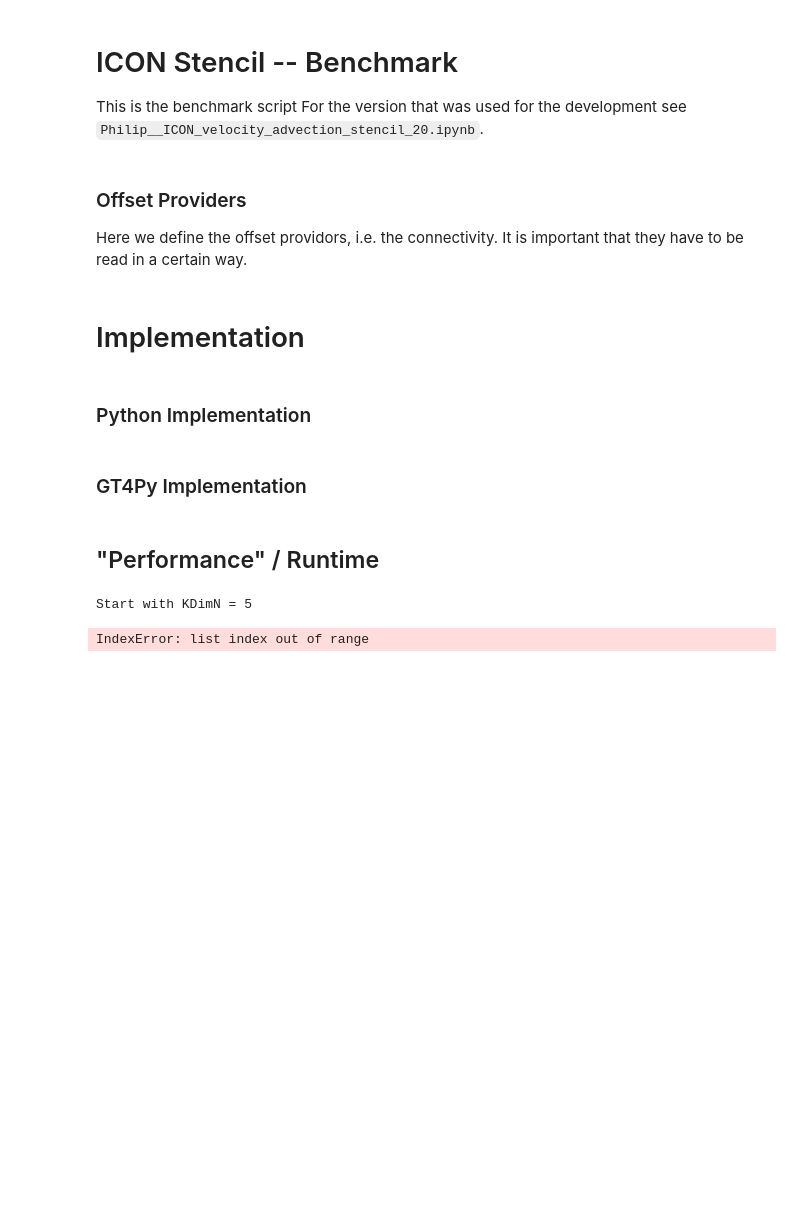
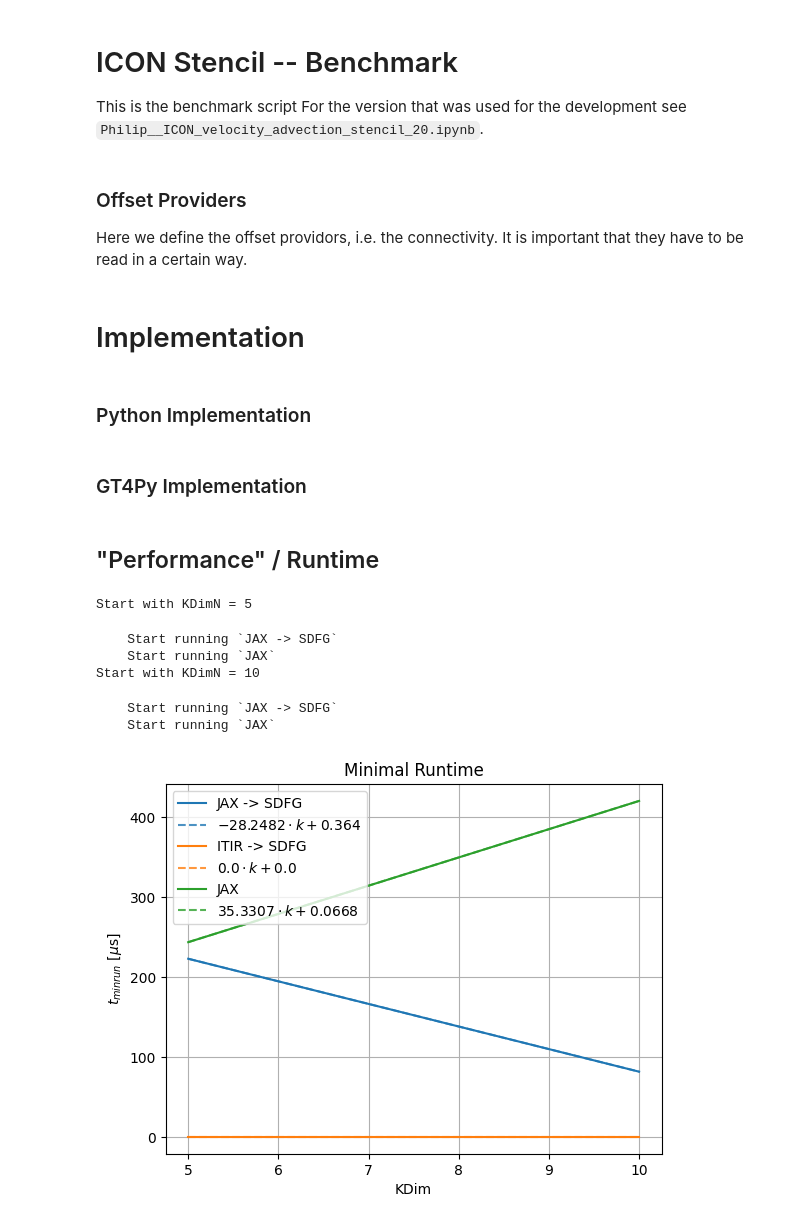
Before and after one commit to philip-paul-mueller/jax_to_dace, a Jupyter notebook: Philip__ICON_velocity_advection_stencil_20_Benchmark.ipynb, the cells around one changed output. Drawn from its saved outputs; the diff is of its cells as text; code cells hidden in the pictures; blank space fills up the shorter version.

```diff
--- a/Philip__ICON_velocity_advection_stencil_20_Benchmark.ipynb
+++ b/Philip__ICON_velocity_advection_stencil_20_Benchmark.ipynb
@@ -314,7 +314,8 @@ repeat, number = 1, 1 #3000, 50
 resTime_sdfg = []
 resTime_jax  = []
 resTime_itir = []
-KDimNs       = [5, 10] #[50 * i  for i in range(1, 21, 1)]
+KDimNs       = [50 * i  for i in range(1, 21, 1)]
+#KDimNs      = [5, 10]
 
 # We need it to lable the output file for pickel
 Now = datetime.now()
@@ -363,7 +364,7 @@ for KDimN_ in KDimNs:
     if(not noSDFG):
         with jax.disable_jit(disable=True):   # Generating JAX Source
             TestStencil_jaxpr = jax.make_jaxpr(TestStencil)(*CALL_ARGS_JAX) # Just tracing no need to copy.
-        TestStencil_sdfg = t(TestStencil_jaxpr, simplify=True, auto_opt=5, ret_by_arg=True, device=device)
+        TestStencil_sdfg = t(TestStencil_jaxpr, simplify=True, auto_opt=5, ret_by_arg=True, device=device, inp_on_gpu=True)
     #
 
 
@@ -390,7 +391,7 @@ for KDimN_ in KDimNs:
                 area_edge_F, tangent_orientation_F, inv_primal_edge_length_F, zeta_F, geofac_grdiv_F, vn_F, ddt_vn_apc_F,
                 _ret_,
                 0, EdgeDimN, 0, KDimN_,
-                return_sdfg_args=True, run_sdfg=False, auto_optimize=False, on_gpu=UseGPU,
+                return_sdfg_args=True, run_sdfg=False, auto_optimize=False, on_gpu=False,
                 cpu_args=_cpu_args,
                 offset_provider={'E2C': E2C_offset_provider, "Koff": KDim, 'E2C2EO': E2C2EO_offset_provider, 'E2V': E2V_offset_provider}
         )
@@ -400,9 +401,16 @@ for KDimN_ in KDimNs:
         TestStencil_itir_sdfg = autoopt.auto_optimize(TestStencil_itir_sdfg, device=dace.DeviceType.CPU, validate=False)
         if(UseGPU):
             TestStencil_itir_sdfg.apply_gpu_transformations(validate=False)
+            # Allow to put everything on the GPU
+            for argName in TestStencil_itir_sdfg.arg_names:
+                sdfgArr = TestStencil_itir_sdfg.arrays[argName]
+                sdfgArr.storage = dace.StorageType.GPU_Global
+            #
+            TestStencil_itir_sdfg.simplify(validate=False)
+            del sdfgArr, argName
+        #
         TestStencil_itir_sdfg.validate()
     #
-
 
 
     # Create the compiled objects, also run them to ensure that everything is realy created.
@@ -429,6 +437,7 @@ for KDimN_ in KDimNs:
 
     # Make JAX Block and prevent asynchrone dyspatch
     #  According to `https://jax.readthedocs.io/en/latest/async_dispatch.html` this style should not materialize the return value.
+    TestStencil_jax = jax.jit(TestStencil)
     TestStencil_jax_TI = lambda: TestStencil_jax(*CALL_ARGS_JAX).block_until_ready()
     TestStencil_jax_TI()    # Call it once to ensure that it is present; no check if it is correct, we trust it.
 
@@ -440,22 +449,22 @@ for KDimN_ in KDimNs:
             t_ = timeit.Timer(TestStencil_itir_prog_TI)
             r = numpy.array(t_.repeat(repeat, number))
     else:
-        r = np.zeros(repeat)
+        r = numpy.zeros(repeat)
     resTime_itir.append(r)
 
     # Test SDFG
     if(not noSDFG):
         print("    Start running `JAX -> SDFG`", flush=True)
         t_ = timeit.Timer(TestStencil_prog_TI)
-        r = np.array(t_.repeat(repeat, number))
+        r = numpy.array(t_.repeat(repeat, number))
     else:
-        r = np.zeros(repeat)
+        r = numpy.zeros(repeat)
     resTime_sdfg.append(r)
 
     # Test JAX
     print("    Start running `JAX`", flush=True)
     t_ = timeit.Timer(TestStencil_jax_TI)
-    r = np.array(t_.repeat(repeat, number))
+    r = numpy.array(t_.repeat(repeat, number))
     resTime_jax.append(r)
 
     # After each loop we dump the results, this way we keep them no matter what.
@@ -466,4 +475,8 @@ for KDimN_ in KDimNs:
 #
 # %% [output]
 Start with KDimN = 5
-IndexError: list index out of range
+    Start running `JAX -> SDFG`
+    Start running `JAX`
+Start with KDimN = 10
+    Start running `JAX -> SDFG`
+    Start running `JAX`
@@ -482,32 +483,47 @@ resTime_itir_std = np.array([r.std()  for r in resTime_itir])
+# %%
+resTime_sdfg_min = numpy.array([r.min()  for r in resTime_sdfg])
+resTime_jax_min = numpy.array([r.min()  for r in resTime_jax])
+resTime_itir_min = numpy.array([r.min()  for r in resTime_itir])
+
+resTime_sdfg_mean = numpy.array([r.mean()  for r in resTime_sdfg])
+resTime_jax_mean = numpy.array([r.mean()  for r in resTime_jax])
+resTime_itir_mean = numpy.array([r.mean()  for r in resTime_itir])
+
+resTime_sdfg_std = numpy.array([r.std()  for r in resTime_sdfg])
+resTime_jax_std = numpy.array([r.std()  for r in resTime_jax])
+resTime_itir_std = numpy.array([r.std()  for r in resTime_itir])
 # %%
 import matplotlib as mpl
 from matplotlib import pyplot as plt
 # %%
-X = np.vstack([KDimNs, np.ones_like(KDimNs)]).T
+KDimNs = numpy.array(KDimNs)
+X = numpy.vstack([KDimNs, numpy.ones_like(KDimNs)]).T
 
 for ID, Time in {'JAX -> SDFG':  resTime_sdfg_min,
                  'ITIR -> SDFG': resTime_itir_min,
                  'JAX':          resTime_jax_min, }.items():
     plt.plot(KDimNs, Time * 1000000 / number, label=ID)
     col = plt.gca().lines[-1].get_color()
-    a, b = np.linalg.lstsq(X, Time / number, rcond=None)[0]
+    a, b = numpy.linalg.lstsq(X, Time / number, rcond=None)[0]
 
-    Times_ = a * np.array(KDimNs) + b
+    Times_ = a * numpy.array(KDimNs) + b
     plt.plot(
         KDimNs, Times_ * 1000000,
         c=col, linestyle='--', alpha=0.8,
         label=f'${int(a * (1e6*1e4))/1e4} \\cdot k + {int(b * (1e3*1e4))/1e4}$',
     )
 #
 
 
 plt.legend()
 plt.xlabel('KDim')
 plt.ylabel('$t_{min run}$ [$\\mu$s]')
 plt.grid(visible=True)
 #plt.yscale('log')
 
 plt.title("Minimal Runtime")
 
 plt.show()
+# %% [output]
+[figure, added]
 # %%
```
Also changed, not shown: parts of 5 cells of this notebook.
